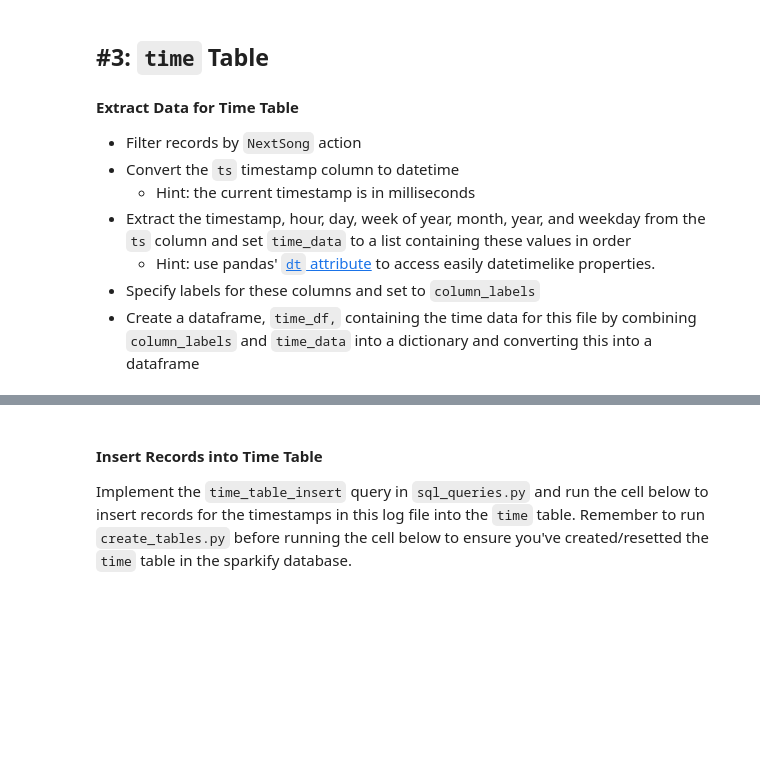
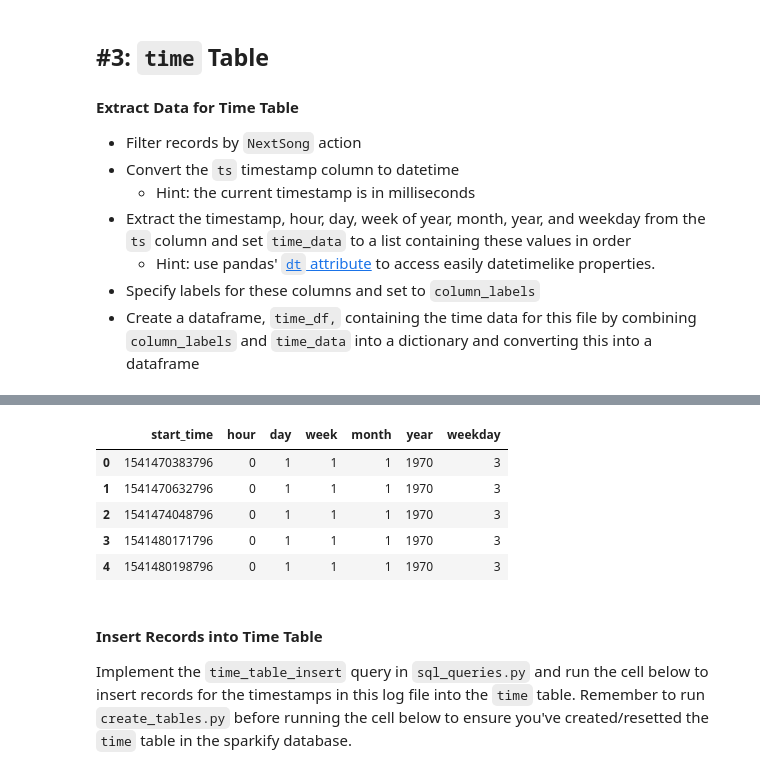
Before and after one commit to lilianatang/data-modelling-with-postgresql, a Jupyter notebook: etl.ipynb, the cells around one changed output, grey strips where cells are left out. Cells and saved outputs as stored; diff of their text form; code cells hidden in the pictures; blank space fills up the shorter version.

```diff
--- a/etl.ipynb
+++ b/etl.ipynb
@@ -101,3 +136,3 @@ df.head()
 # %%
-t =
+t = pd.to_datetime(df["ts"])
 t.head()
@@ -107,6 +146,16 @@ column_labels = ()
+# %%
+time_data =list(zip(df["ts"], t.dt.hour, t.dt.day, t.dt.week, t.dt.month, t.dt.year, t.dt.weekday))
+column_labels = ['start_time', 'hour', 'day', 'week', 'month', 'year', 'weekday']
 # %%
-time_df =
+time_df = pd.DataFrame(time_data, columns = column_labels)
 time_df.head()
+# %% [output]
+|  | start_time | hour | day | week | month | year | weekday |
+| 0 | 1541470383796 | 0 | 1 | 1 | 1 | 1970 | 3 |
+| 1 | 1541470632796 | 0 | 1 | 1 | 1 | 1970 | 3 |
+| 2 | 1541474048796 | 0 | 1 | 1 | 1 | 1970 | 3 |
+| 3 | 1541480171796 | 0 | 1 | 1 | 1 | 1970 | 3 |
+| 4 | 1541480198796 | 0 | 1 | 1 | 1 | 1970 | 3 |
 # %% [markdown]
 #### Insert Records into Time Table
 Implement the `time_table_insert` query in `sql_queries.py` and run the cell below to insert records for the timestamps in this log file into the `time` table. Remember to run `create_tables.py` before running the cell below to ensure you've created/resetted the `time` table in the sparkify database.
```
Also changed, not shown: parts of 23 cells of this notebook, 3 other files.
